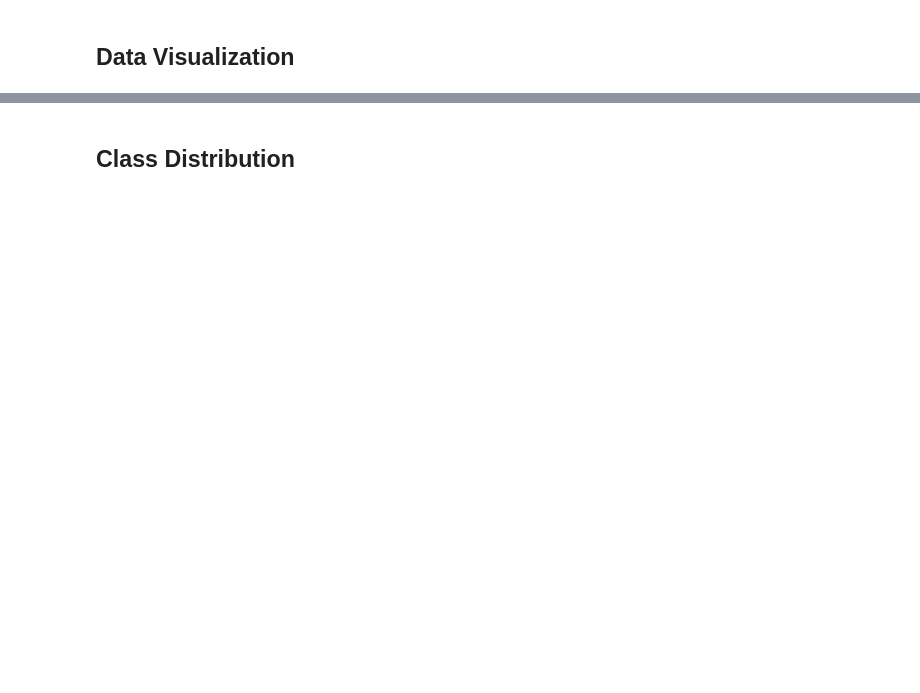
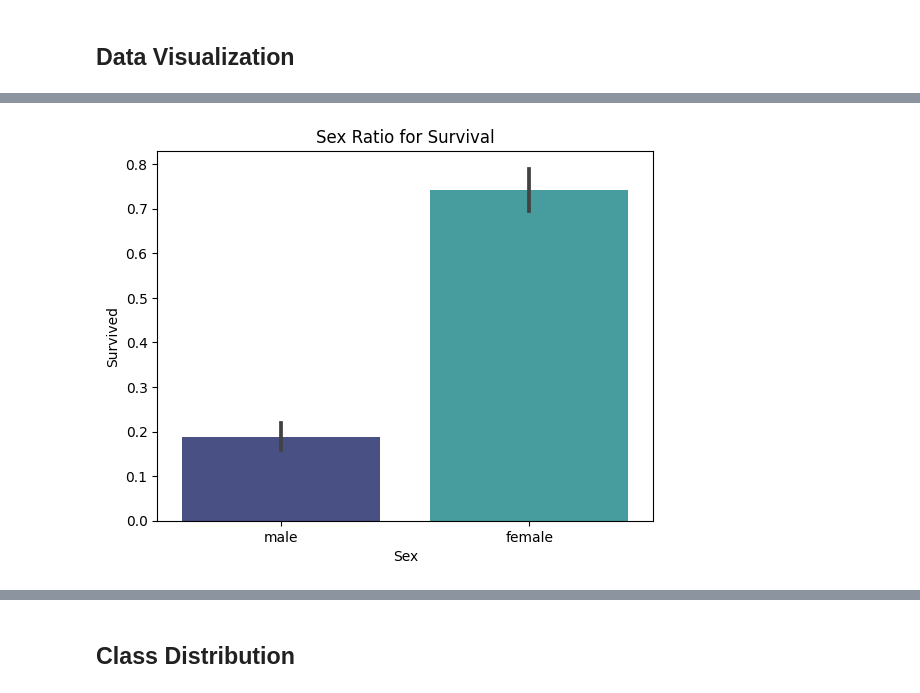
Before and after one commit to Sayali1008/Titanic-Machine-Learning-from-Disaster, a Jupyter notebook: model.ipynb, the cells around one changed output, grey strips where cells are left out. Drawn from its saved outputs; the diff is of its cells as text; code cells hidden in the pictures; blank space fills up the shorter version.

Commit message:
Snippets for data preprocessing

```diff
--- a/model.ipynb
+++ b/model.ipynb
@@ -77,0 +121,7 @@ plt.show()
+# %%
+plt.clf()
+sns.barplot(data = df_train, x = 'Sex', y = 'Survived', palette = 'mako')
+plt.title('Sex Ratio for Survival')
+plt.show()
+# %% [output]
+[figure, added]
```
Also changed, not shown: parts of 33 cells of this notebook.
